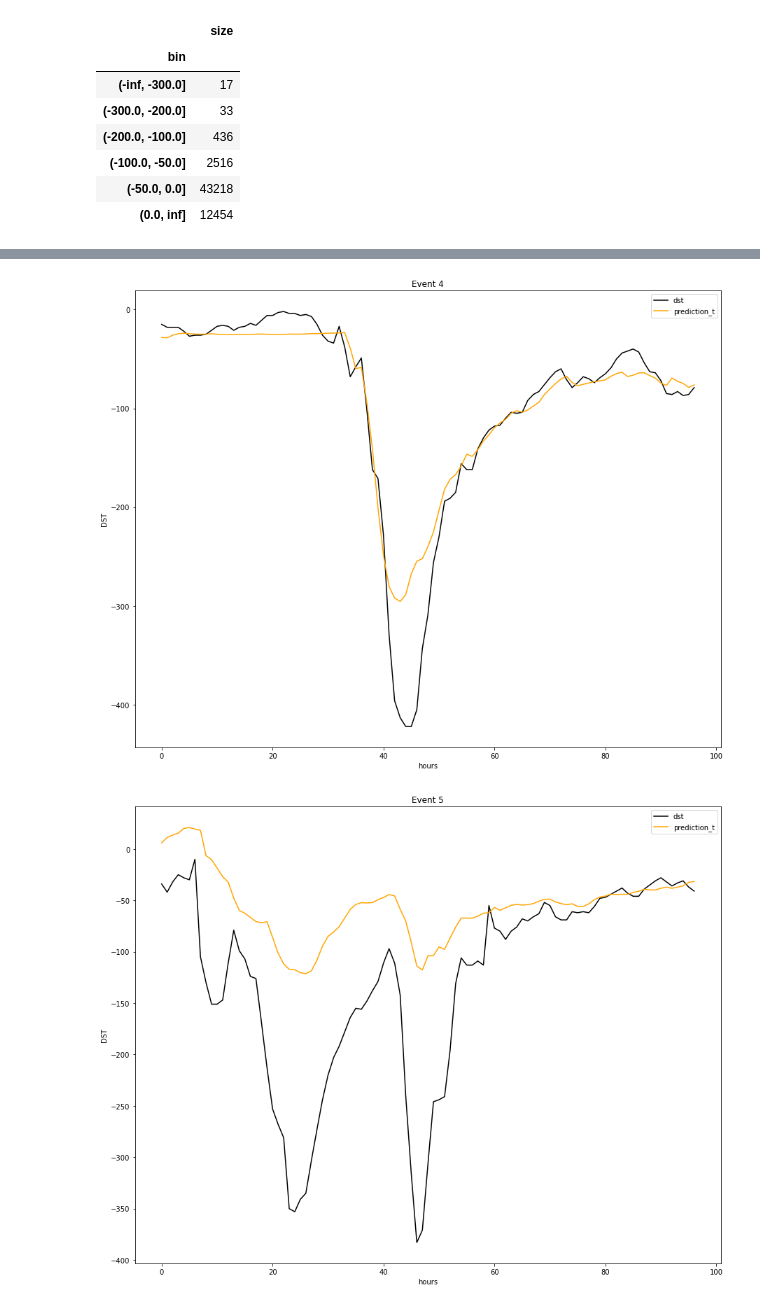
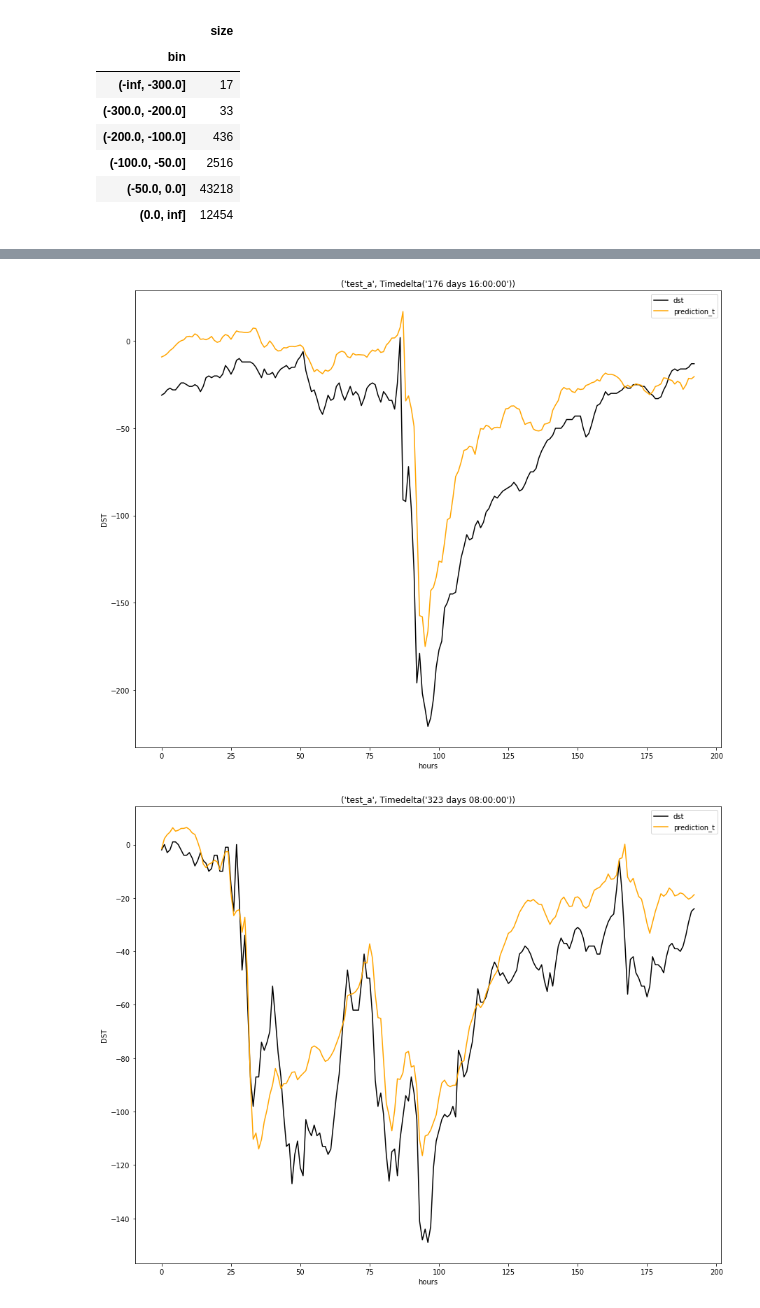
Before and after one commit to CIRES-Geomagnetism/MagNet, a Jupyter notebook: hybrid_model.ipynb, the cells around one changed output, grey strips where cells are left out. Cells and saved outputs as stored; diff of their text form; code cells hidden in the pictures.

```diff
--- a/hybrid_model.ipynb
+++ b/hybrid_model.ipynb
@@ -130,22 +143,40 @@ bin_id.groupby("bin").size().to_frame("size")
 | (0.0, inf] | 12454 |
 # %%
 # plot forecast vs actual at storm events
+# select events at least 7 days apart
 num_events = 10
-# calculate max by day, and select top n days
-dst_test["day"] = dst_test["timedelta"].dt.days
-dst_day_min = dst_test.groupby(["period", "day"])["dst"].min().to_frame("min_dst")
-dst_day_min["min_idx"] = dst_test.groupby(["period", "day"])["dst"].idxmin()
+min_ind_arr = []
+min_time_arr = []
+labels = []
+# dst
+dst_test['exclude'] = False
+for i in range(num_events):
+    min_ind = dst_test.loc[~dst_test['exclude'], 'dst'].idxmin()
+    min_time = dst_test.loc[min_ind, ['timedelta', 'period']]
+    min_time_arr.append(min_time)
+    t, p = min_time['timedelta'], min_time['period']
+    min_ind_arr.append(min_ind)
+    labels.append(f"{min_time['period'], min_time['timedelta']}")
+    dst_test['exclude'] = dst_test['exclude'] | (((dst_test['timedelta'] - t).dt.total_seconds().abs() <= 7 * 24 * 3600) & (dst_test['period'] == p))
 
-top_n = dst_day_min.nsmallest(num_events, columns="min_dst").sort_values("min_dst")
+# sort by period and timedelta
+sort_ind = list(range(num_events))
+sort_ind = sorted(sort_ind, key=lambda x: (min_time_arr[x]['period'], min_time_arr[x]['timedelta']))
+min_ind_arr = [min_ind_arr[i] for i in sort_ind]
+labels = [labels[i] for i in sort_ind]
+
+
 for i in range(num_events):
-    # extract 48 hours before and after max
-    ind = top_n["min_idx"].iloc[i]
-    df = dst_test.loc[ind - 48: ind + 48].copy()
+    # extract 96 hours before and after max
+    ind = min_ind_arr[i]
+    # centre on min within 96 * 2 hour window
+    new_min = dst_test.loc[ind - 96: ind + 96, 'dst'].idxmin()
+    df = dst_test.loc[new_min - 96: new_min + 96].copy()
     plt.figure(figsize=(15, 12))
     plt.plot(df["dst"].values, c="black")
     plt.plot(df["prediction_t"].values, c="orange")
     plt.legend(["dst", "prediction_t"])
-    plt.title(f"Event {i + 1}")
+    plt.title(labels[i])
     plt.xlabel("hours")
     plt.ylabel("DST")
 # %% [output]
@@ -155,2 +186,2 @@ for i in range(num_events):
-[figure, old version]
+[figure, new version]
-[figure, old version]
+[figure, new version]
```
Also changed, not shown: parts of 5 cells of this notebook.
